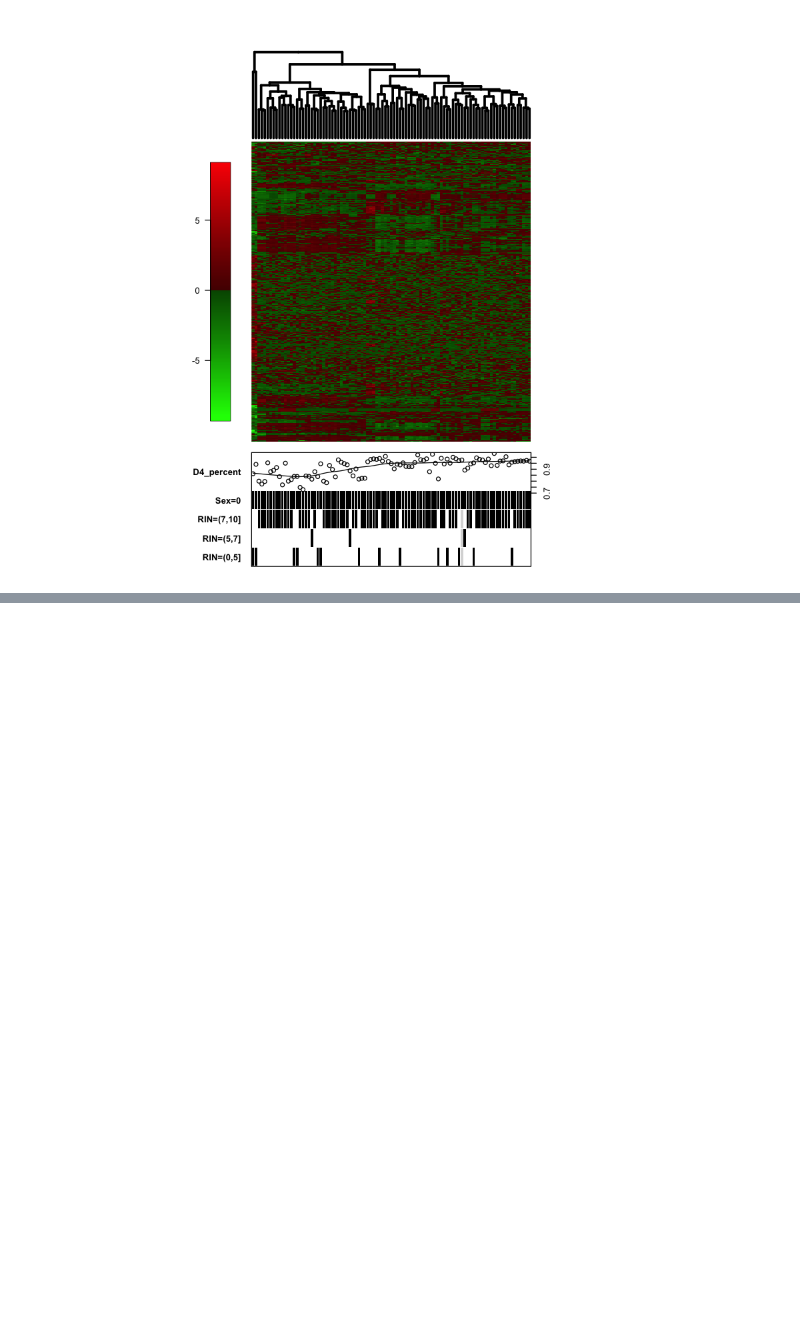
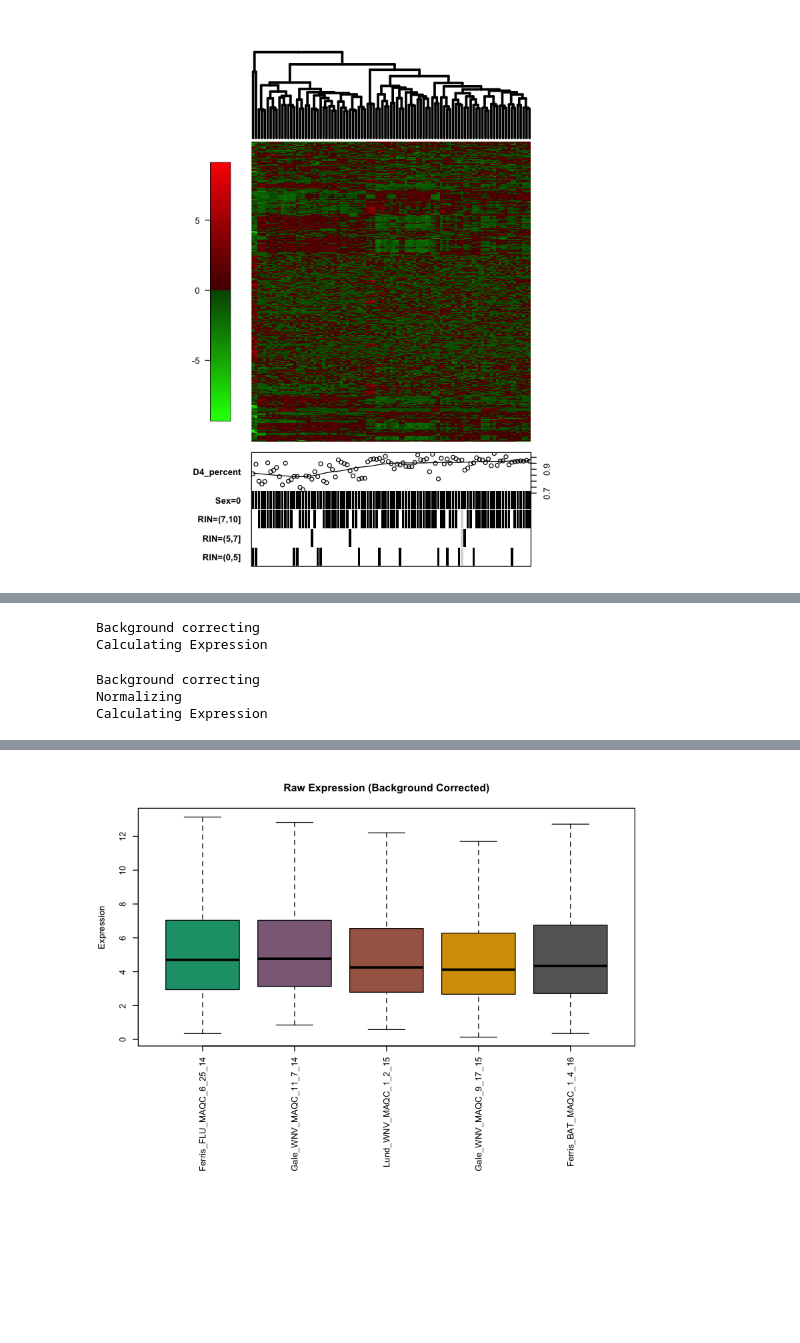
Before and after one commit to mooneymi/systems_immunogenetics, a Jupyter notebook: SIG_Array_QA_QC_Workflow.ipynb, the cells around one changed output, grey strips where cells are left out. Saved outputs shown, nothing was run; the diff lists cells and outputs as text; code cells hidden in the pictures; blank space fills up the shorter version.

Commit message:
Add MAQC plots

```diff
--- a/SIG_Array_QA_QC_Workflow.ipynb
+++ b/SIG_Array_QA_QC_Workflow.ipynb
@@ -261,0 +279,4 @@ In make.heatmap(norm.exprs[, norm.exprs$ID != "MAQC"], base.factors = c("Sex", :
+# %%
+## Create a phenoData object
+maqcData = new("AnnotatedDataFrame", data=maqc_annot)
+maqcData
@@ -261,0 +289,4 @@ In make.heatmap(norm.exprs[, norm.exprs$ID != "MAQC"], base.factors = c("Sex", :
+# %%
+## Load the MAQC raw expression data
+maqc.raw.exprs = read.celfiles(file.path(maqc_cel_dir, maqc_cel_files), pkgname="pd.mogene.2.1.st",
+                          sampleNames=maqc_names, phenoData=maqcData)
@@ -261,0 +302,17 @@ In make.heatmap(norm.exprs[, norm.exprs$ID != "MAQC"], base.factors = c("Sex", :
+# %%
+## Create un-normalized MAQC ExpressionSet
+maqc.bgcor.exprs = rma(maqc.raw.exprs, normalize=FALSE, target="core")
+# %% [output]
+Background correcting
+Calculating Expression
+# %%
+## Create normalized MAQC ExpressionSet
+maqc.norm.exprs = rma(maqc.raw.exprs, normalize=TRUE, target="core")
+# %% [output]
+Background correcting
+Normalizing
+Calculating Expression
+# %%
+## Create boxplots
+make.boxplot(maqc.bgcor.exprs, type = 'raw', order.by=c("Date.Downloaded"), color.by="Date.Downloaded", make.pdf=F)
+# %% [output]
@@ -261,0 +321 @@ In make.heatmap(norm.exprs[, norm.exprs$ID != "MAQC"], base.factors = c("Sex", :
+[figure, added]
```
Also changed, not shown: parts of 16 cells of this notebook, 2 other files.
